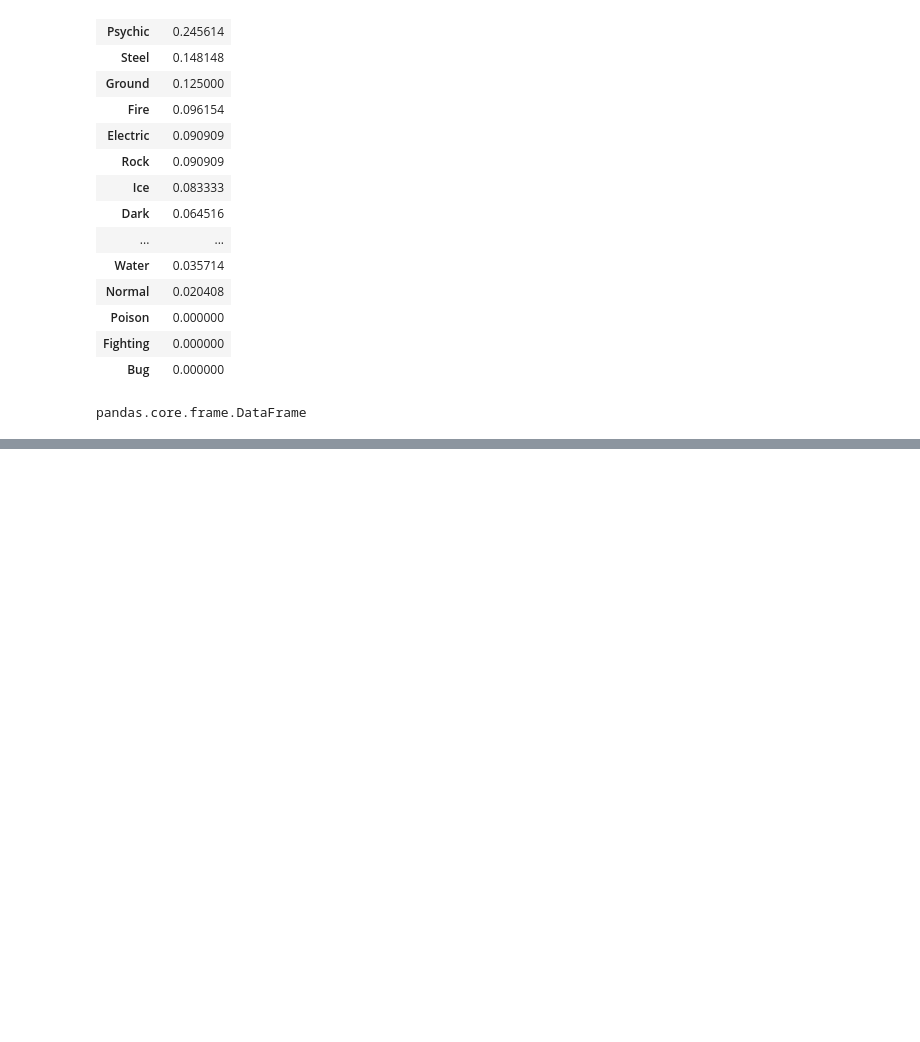
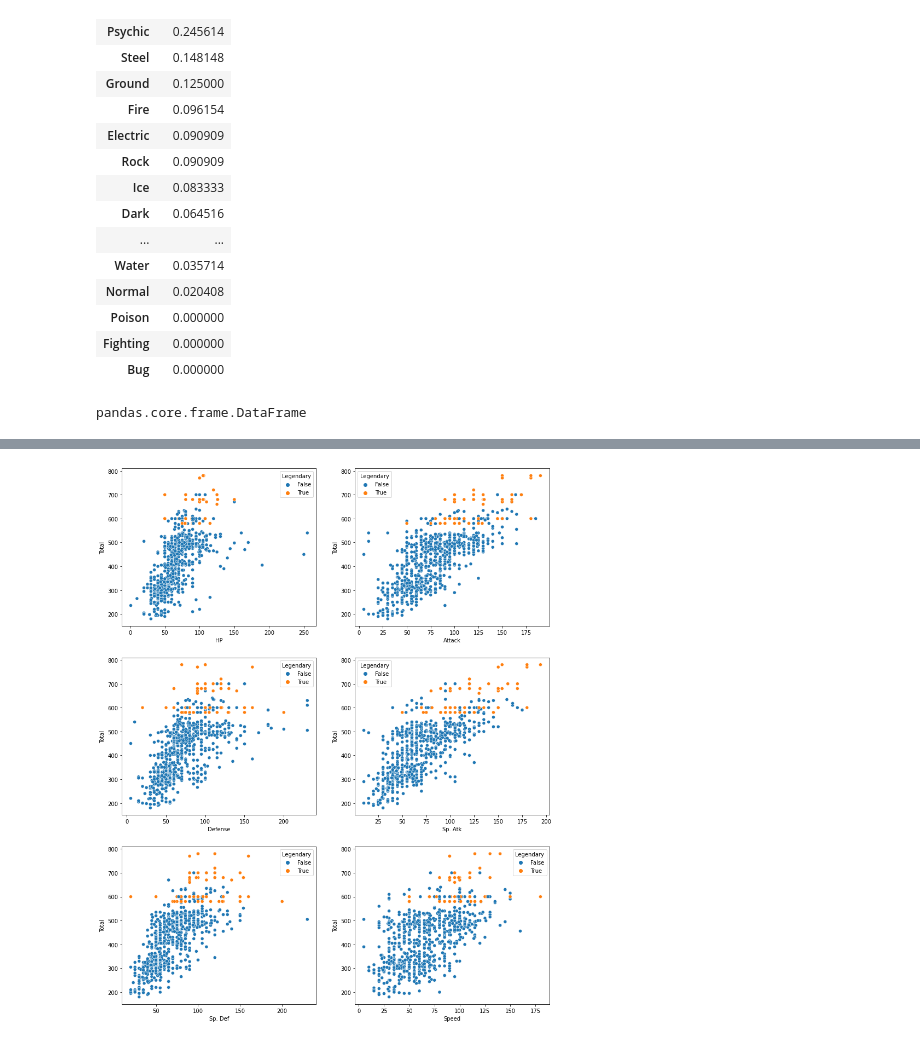
Before and after one commit to jujemu/Aiffel, a Jupyter notebook: Node/N-11.ipynb, the cells around one changed output, grey strips where cells are left out. Saved outputs shown, nothing was run; the diff lists cells and outputs as text; code cells hidden in the pictures; blank space fills up the shorter version.

```diff
--- a/Node/N-11.ipynb
+++ b/Node/N-11.ipynb
@@ -248,0 +319,14 @@ plt.show()
+# %%
+# plot normal and legendary by each stats
+figure, ((ax1, ax2), (ax3, ax4), (ax5, ax6)) = plt.subplots(nrows=3, ncols=2)
+figure.set_size_inches(14, 18)  # 화면 해상도에 따라 그래프 크기를 조정해 주세요.
+
+sns.scatterplot(data=data, y="Total", x="HP", hue="Legendary", ax=ax1)
+sns.scatterplot(data=data, y="Total", x="Attack", hue="Legendary", ax=ax2)
+sns.scatterplot(data=data, y="Total", x="Defense", hue="Legendary", ax=ax3)
+sns.scatterplot(data=data, y="Total", x="Sp. Atk", hue="Legendary", ax=ax4)
+sns.scatterplot(data=data, y="Total", x="Sp. Def", hue="Legendary", ax=ax5)
+sns.scatterplot(data=data, y="Total", x="Speed", hue="Legendary", ax=ax6)
+plt.show()
+# %% [output]
+[figure, added]
```
Also changed, not shown: parts of 19 cells of this notebook, 1 other file.
